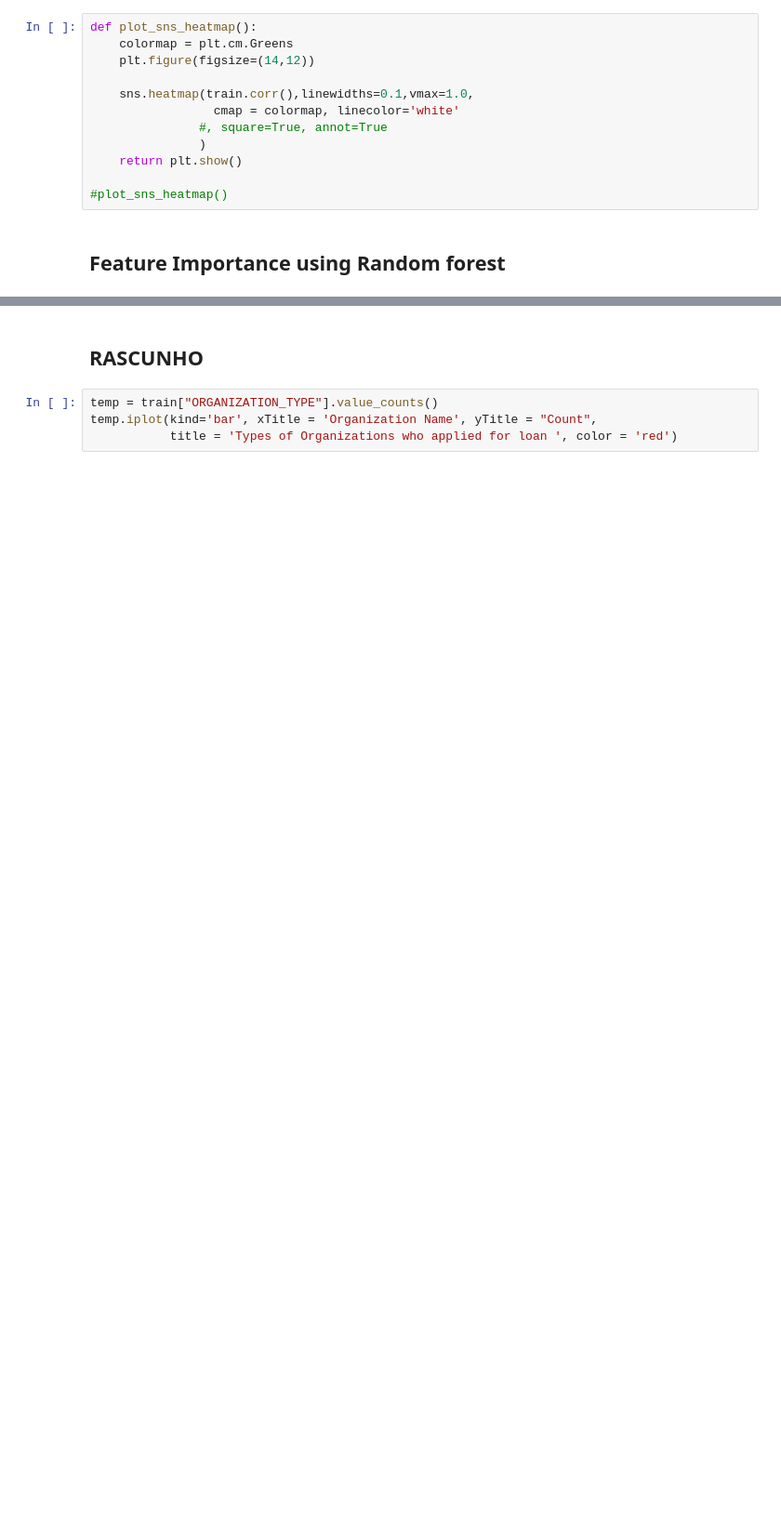
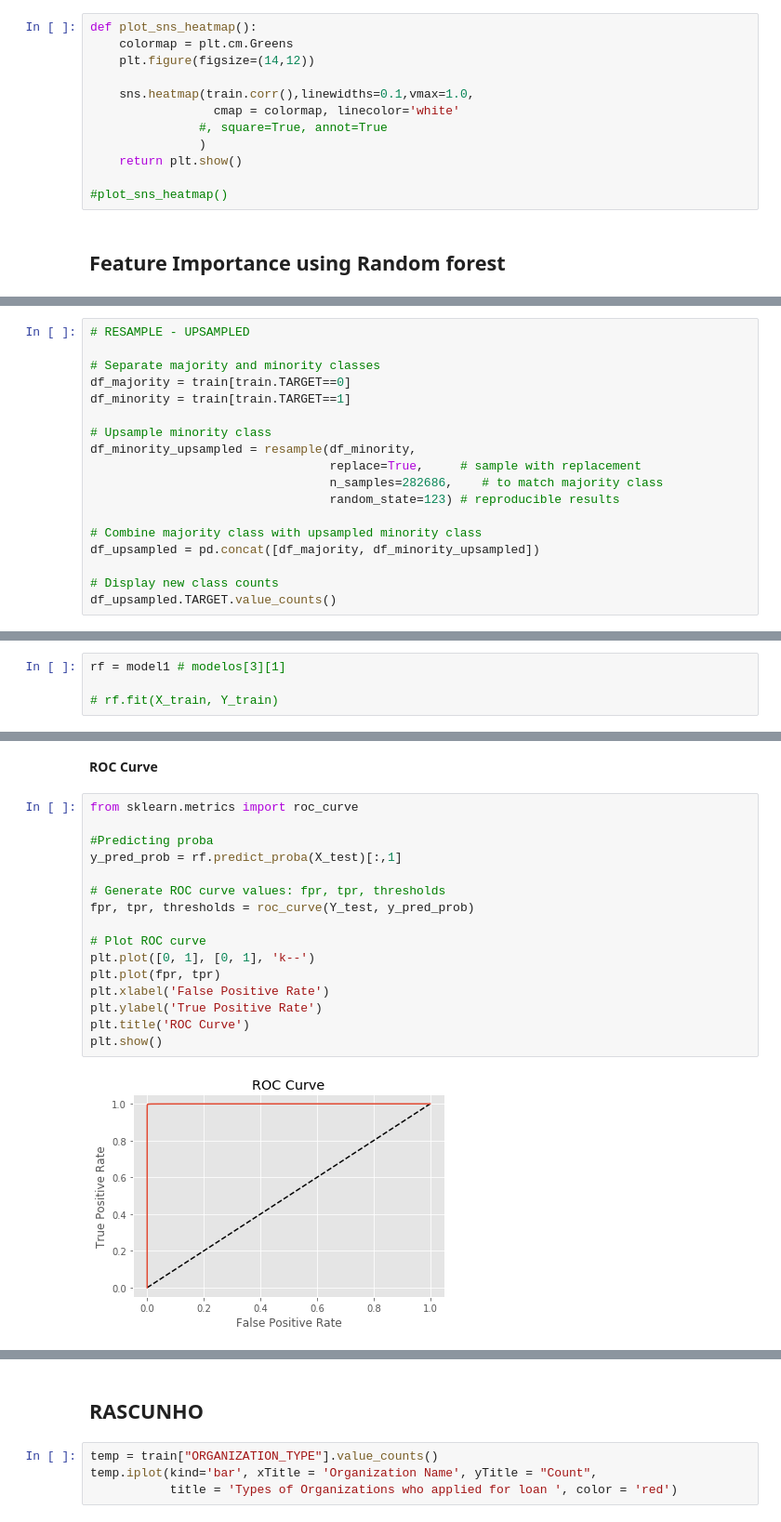
Before and after one commit to balbidatascience/kaggle-home-credit-risk, a Jupyter notebook: Kernel.ipynb, the cells around one changed output, grey strips where cells are left out. Shown: that part at 93% size. Cells and saved outputs as stored; diff of their text form; blank space fills up the shorter version.

```diff
--- a/Kernel.ipynb
+++ b/Kernel.ipynb
@@ -443,0 +474,18 @@ py.iplot(fig1, filename='plots')
+# %%
+# RESAMPLE - UPSAMPLED
+
+# Separate majority and minority classes
+df_majority = train[train.TARGET==0]
+df_minority = train[train.TARGET==1]
+
+# Upsample minority class
+df_minority_upsampled = resample(df_minority,
+                                 replace=True,     # sample with replacement
+                                 n_samples=282686,    # to match majority class
+                                 random_state=123) # reproducible results
+
+# Combine majority class with upsampled minority class
+df_upsampled = pd.concat([df_majority, df_minority_upsampled])
+
+# Display new class counts
+df_upsampled.TARGET.value_counts()
@@ -443,0 +564,4 @@ py.iplot(fig1, filename='plots')
+# %%
+rf = model1 # modelos[3][1]
+
+# rf.fit(X_train, Y_train)
@@ -443,0 +686,20 @@ py.iplot(fig1, filename='plots')
+# %% [markdown]
+**ROC Curve**
+# %%
+from sklearn.metrics import roc_curve
+
+#Predicting proba
+y_pred_prob = rf.predict_proba(X_test)[:,1]
+
+# Generate ROC curve values: fpr, tpr, thresholds
+fpr, tpr, thresholds = roc_curve(Y_test, y_pred_prob)
+
+# Plot ROC curve
+plt.plot([0, 1], [0, 1], 'k--')
+plt.plot(fpr, tpr)
+plt.xlabel('False Positive Rate')
+plt.ylabel('True Positive Rate')
+plt.title('ROC Curve')
+plt.show()
+# %% [output]
+[figure, added]
```
Also changed, not shown: parts of 36 cells of this notebook.
